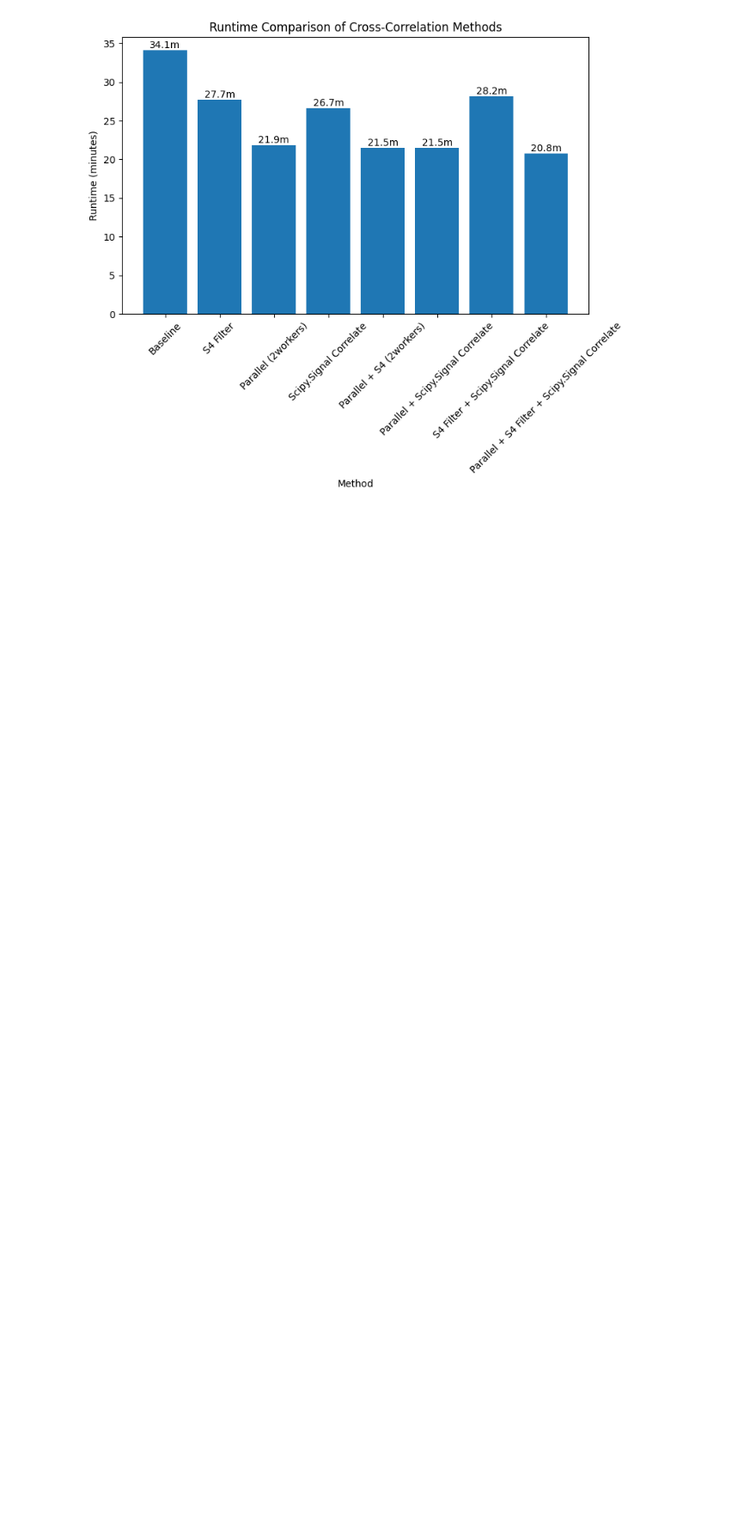
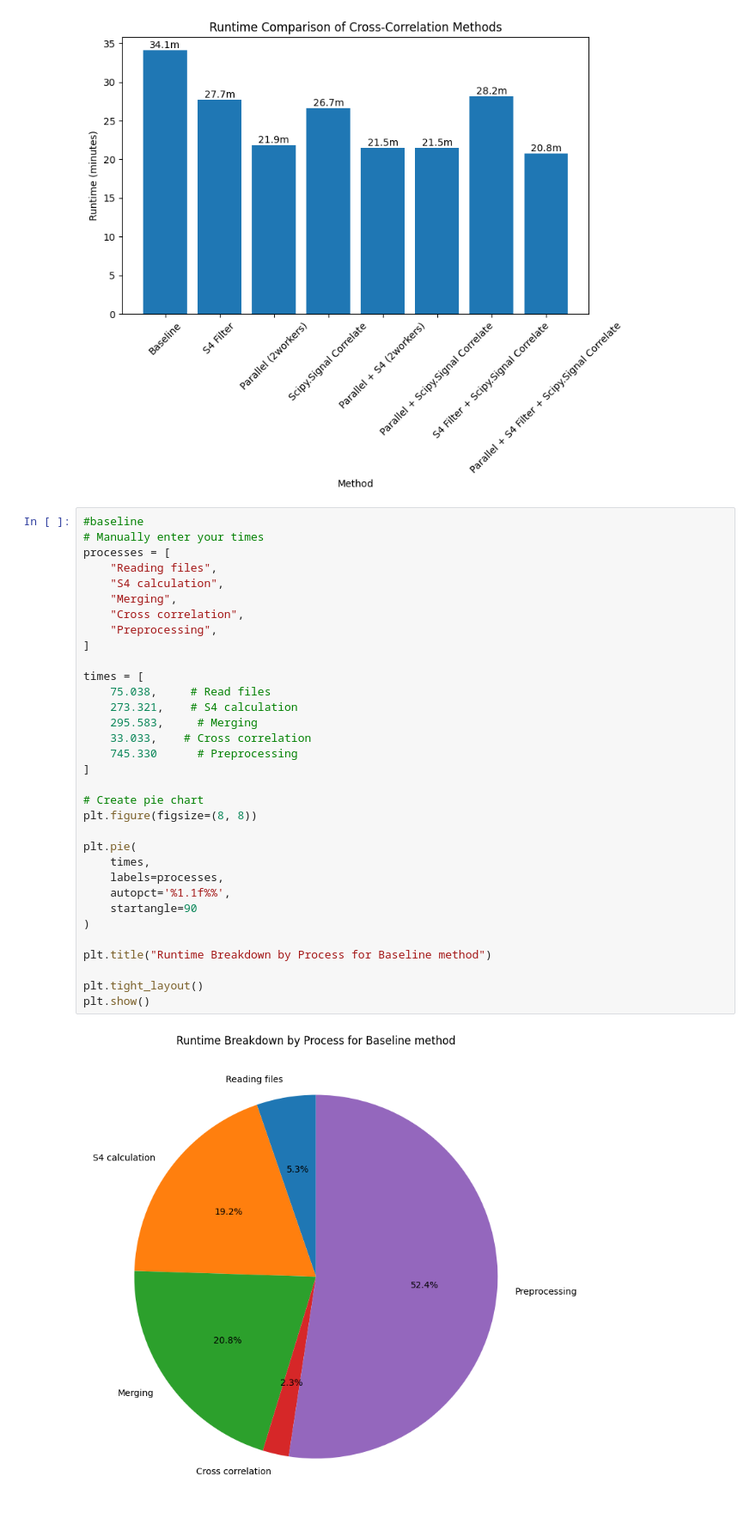
Before and after one commit to reeshabanumula/scintkit_summer, a Jupyter notebook: src/scintkit/space_receiver_processing/zzmethod_bar_chart.ipynb, the cells around one changed output. Shown at 86% size. Drawn from its saved outputs; the diff is of its cells as text; blank space fills up the shorter version.

Commit message:
created methods of checking how long each section takes and create pie charts

```diff
--- a/src/scintkit/space_receiver_processing/zzmethod_bar_chart.ipynb
+++ b/src/scintkit/space_receiver_processing/zzmethod_bar_chart.ipynb
@@ -39,3 +39,38 @@ plt.tight_layout()
 plt.show()
 # %% [output]
 [figure]
+# %%
+#baseline
+# Manually enter your times
+processes = [
+    "Reading files",
+    "S4 calculation",
+    "Merging",
+    "Cross correlation",
+    "Preprocessing",
+]
+
+times = [
+    75.038,     # Read files
+    273.321,    # S4 calculation
+    295.583,     # Merging
+    33.033,    # Cross correlation
+    745.330      # Preprocessing
+]
+
+# Create pie chart
+plt.figure(figsize=(8, 8))
+
+plt.pie(
+    times,
+    labels=processes,
+    autopct='%1.1f%%',
+    startangle=90
+)
+
+plt.title("Runtime Breakdown by Process for Baseline method")
+
+plt.tight_layout()
+plt.show()
+# %% [output]
+[figure, added]
```
Also changed, not shown: parts of 1 cell of this notebook, 2 other files.
